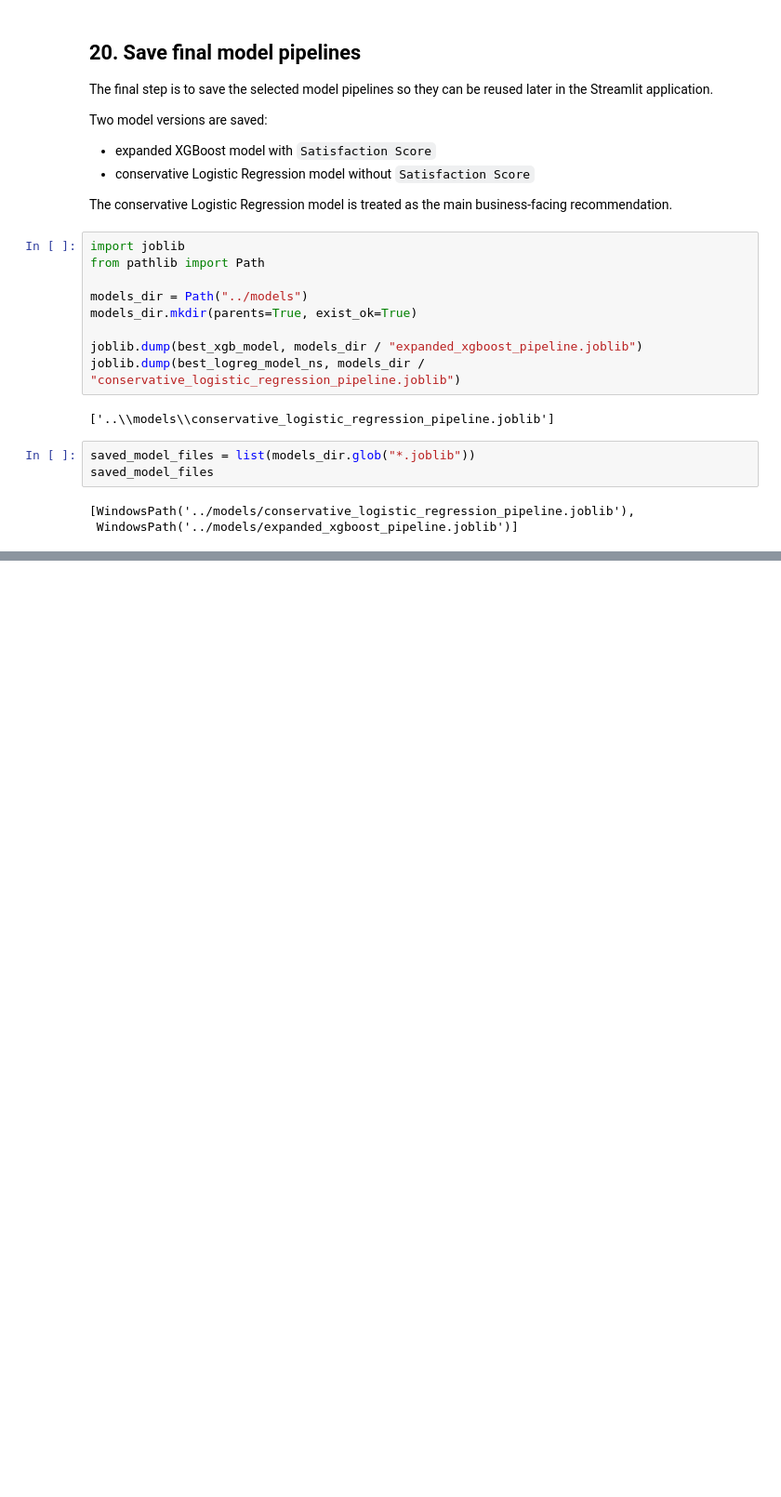
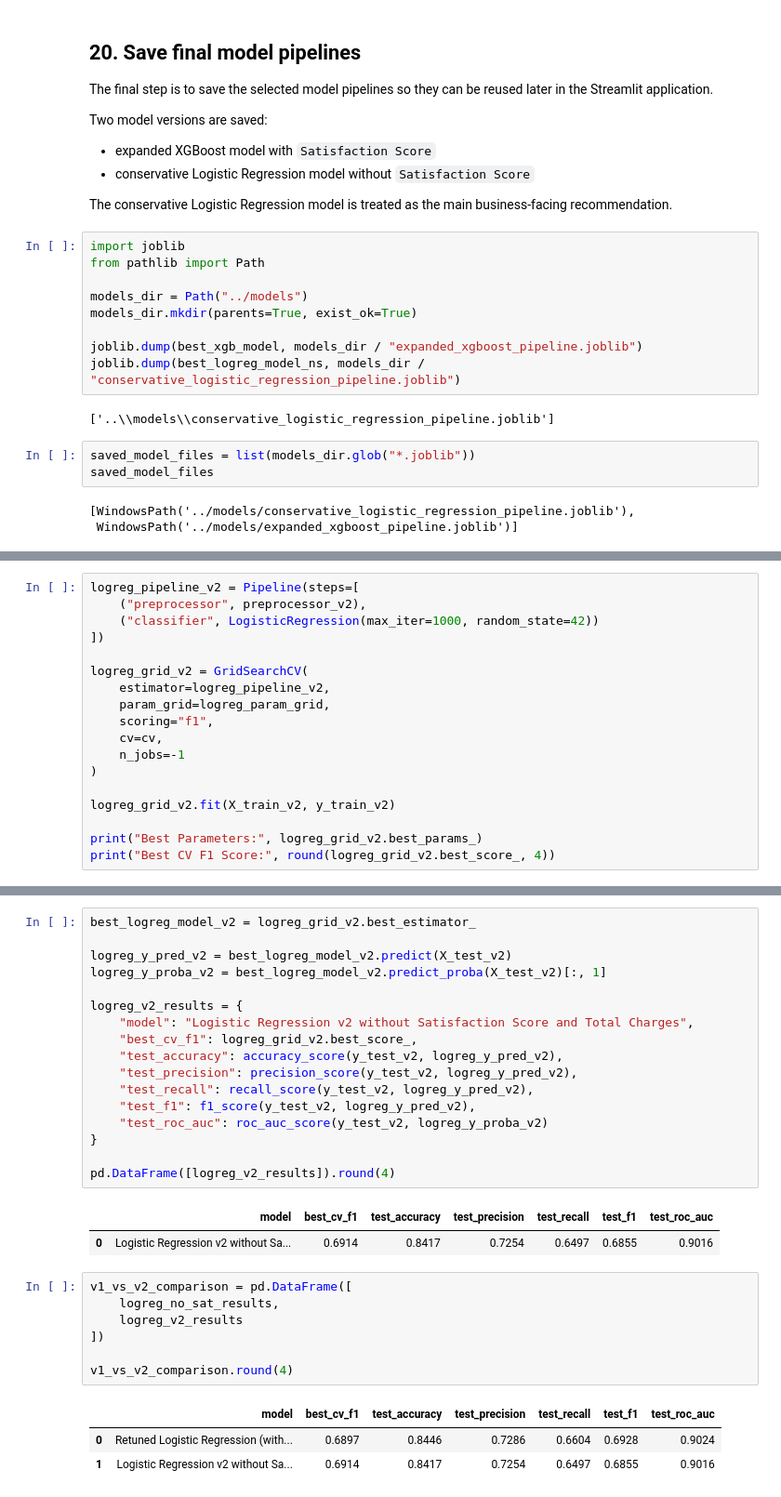
Before and after one commit to GulsaraMirzayeva/telco-churn-capstone, a Jupyter notebook: notebooks/06_model_tuning_and_final_selection.ipynb, the cells around one changed output, grey strips where cells are left out. Shown at 93% size. Cells and saved outputs as stored; diff of their text form; blank space fills up the shorter version.

```diff
--- a/notebooks/06_model_tuning_and_final_selection.ipynb
+++ b/notebooks/06_model_tuning_and_final_selection.ipynb
@@ -1347,0 +1420,18 @@ saved_model_files
+# %%
+logreg_pipeline_v2 = Pipeline(steps=[
+    ("preprocessor", preprocessor_v2),
+    ("classifier", LogisticRegression(max_iter=1000, random_state=42))
+])
+
+logreg_grid_v2 = GridSearchCV(
+    estimator=logreg_pipeline_v2,
+    param_grid=logreg_param_grid,
+    scoring="f1",
+    cv=cv,
+    n_jobs=-1
+)
+
+logreg_grid_v2.fit(X_train_v2, y_train_v2)
+
+print("Best Parameters:", logreg_grid_v2.best_params_)
+print("Best CV F1 Score:", round(logreg_grid_v2.best_score_, 4))
@@ -1347,0 +1494,31 @@ saved_model_files
+# %%
+best_logreg_model_v2 = logreg_grid_v2.best_estimator_
+
+logreg_y_pred_v2 = best_logreg_model_v2.predict(X_test_v2)
+logreg_y_proba_v2 = best_logreg_model_v2.predict_proba(X_test_v2)[:, 1]
+
+logreg_v2_results = {
+    "model": "Logistic Regression v2 without Satisfaction Score and Total Charges",
+    "best_cv_f1": logreg_grid_v2.best_score_,
+    "test_accuracy": accuracy_score(y_test_v2, logreg_y_pred_v2),
+    "test_precision": precision_score(y_test_v2, logreg_y_pred_v2),
+    "test_recall": recall_score(y_test_v2, logreg_y_pred_v2),
+    "test_f1": f1_score(y_test_v2, logreg_y_pred_v2),
+    "test_roc_auc": roc_auc_score(y_test_v2, logreg_y_proba_v2)
+}
+
+pd.DataFrame([logreg_v2_results]).round(4)
+# %% [output]
+|  | model | best_cv_f1 | test_accuracy | test_precision | test_recall | test_f1 | test_roc_auc |
+| 0 | Logistic Regression v2 without Sa... | 0.6914 | 0.8417 | 0.7254 | 0.6497 | 0.6855 | 0.9016 |
+# %%
+v1_vs_v2_comparison = pd.DataFrame([
+    logreg_no_sat_results,
+    logreg_v2_results
+])
+
+v1_vs_v2_comparison.round(4)
+# %% [output]
+|  | model | best_cv_f1 | test_accuracy | test_precision | test_recall | test_f1 | test_roc_auc |
+| 0 | Retuned Logistic Regression (with... | 0.6897 | 0.8446 | 0.7286 | 0.6604 | 0.6928 | 0.9024 |
+| 1 | Logistic Regression v2 without Sa... | 0.6914 | 0.8417 | 0.7254 | 0.6497 | 0.6855 | 0.9016 |
```
Also changed, not shown: parts of 11 cells of this notebook, 3 other files.
